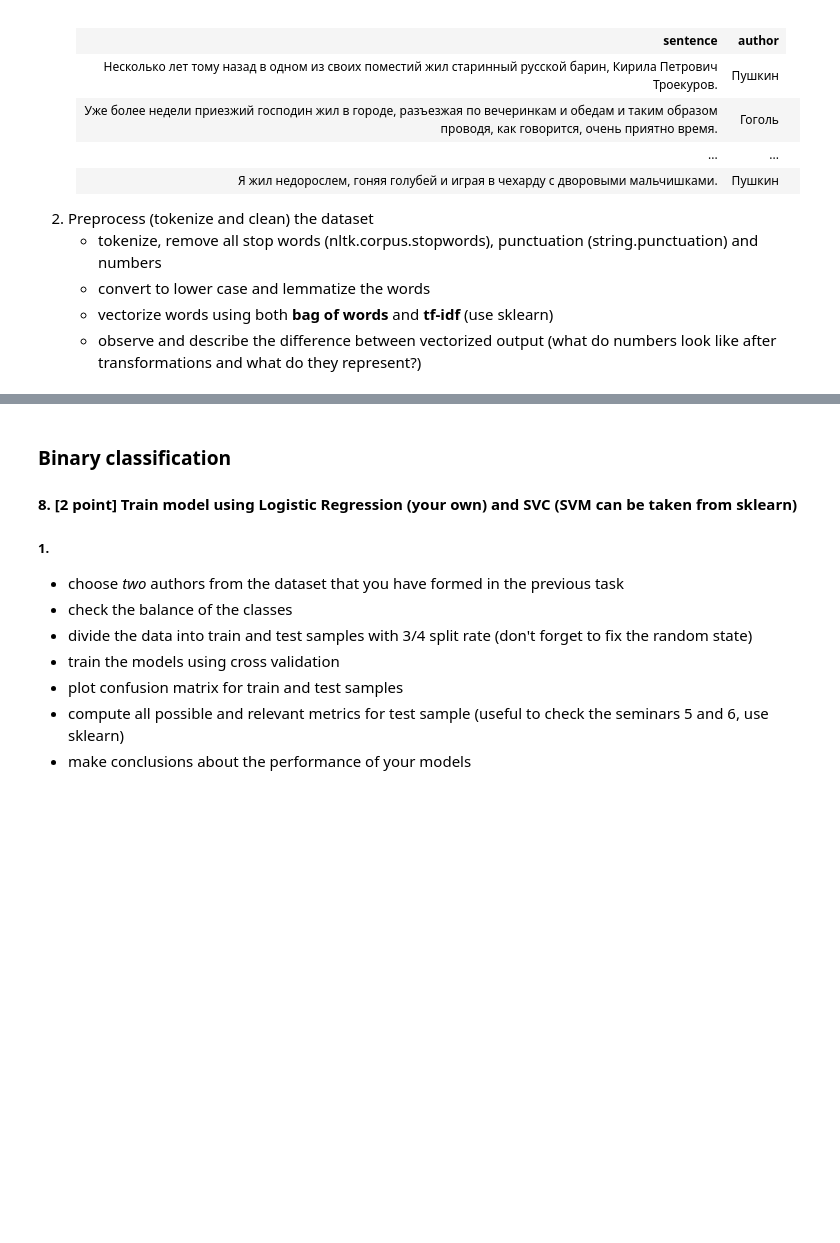
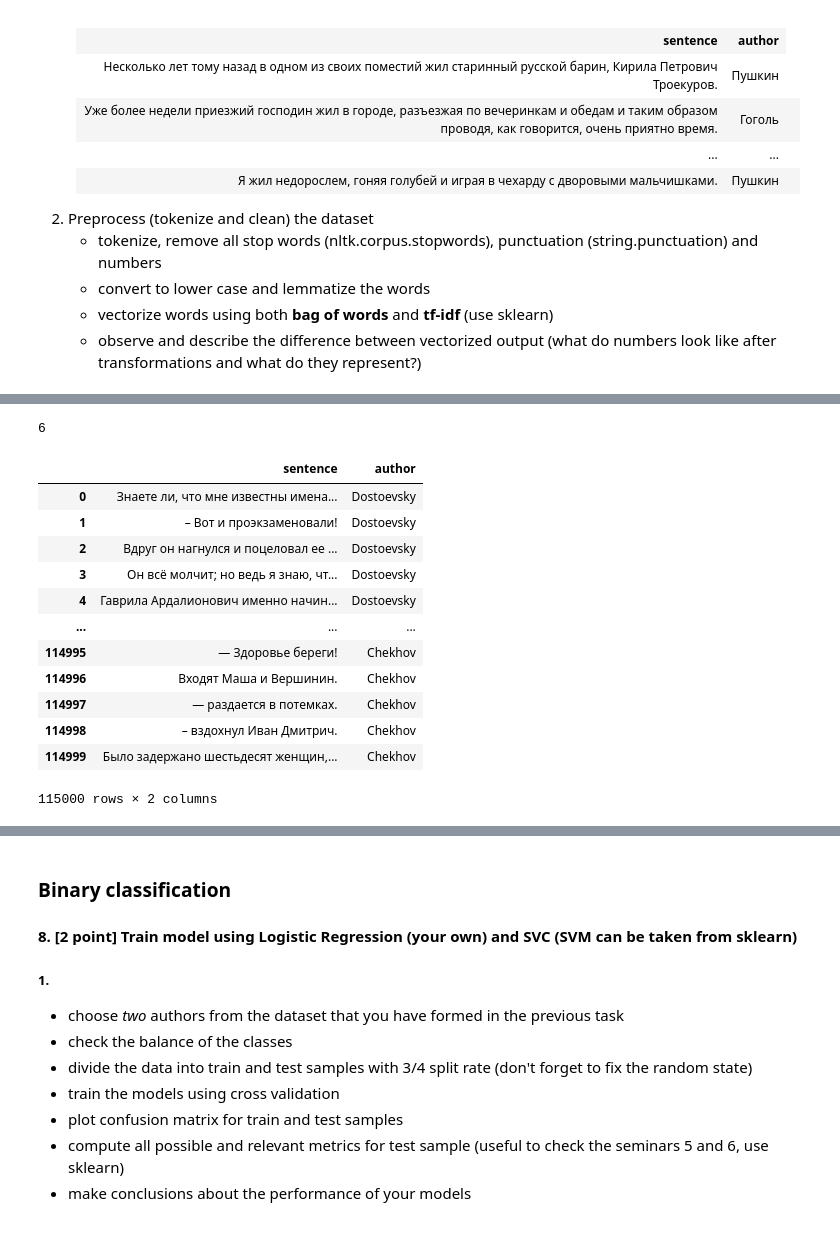
Before and after one commit to aamatevosyan/ml_se, a Jupyter notebook: hw/hw_3/HW3_v7.ipynb, the cells around one changed output, grey strips where cells are left out. Drawn from its saved outputs; the diff is of its cells as text; code cells hidden in the pictures; blank space fills up the shorter version.

```diff
--- a/hw/hw_3/HW3_v7.ipynb
+++ b/hw/hw_3/HW3_v7.ipynb
@@ -349,0 +431,27 @@ We are going to form a dataset that we will use in the following tasks for binar
+# %%
+np.random.seed(42)
+fracs = [30, 15, 7, 20, 40, 3]
+
+df = pd.DataFrame([],columns = ['sentence', 'author'])
+print(len(author_df))
+
+for i in range(len(author_df)):
+    sampled = author_df[i].sample(fracs[i] * (10 ** 3))
+    df = df.append(sampled, ignore_index=True)
+
+df
+# %% [output]
+6
+|  | sentence | author |
+| 0 | Знаете ли, что мне известны имена... | Dostoevsky |
+| 1 | – Вот и проэкзаменовали! | Dostoevsky |
+| 2 | Вдруг он нагнулся и поцеловал ее ... | Dostoevsky |
+| 3 | Он всё молчит; но ведь я знаю, чт... | Dostoevsky |
+| 4 | Гаврила Ардалионович именно начин... | Dostoevsky |
+| ... | ... | ... |
+| 114995 | — Здоровье береги! | Chekhov |
+| 114996 | Входят Маша и Вершинин. | Chekhov |
+| 114997 | — раздается в потемках. | Chekhov |
+| 114998 | – вздохнул Иван Дмитрич. | Chekhov |
+| 114999 | Было задержано шестьдесят женщин,... | Chekhov |
+115000 rows × 2 columns
```
Also changed, not shown: parts of 21 cells of this notebook, 4 other files.
